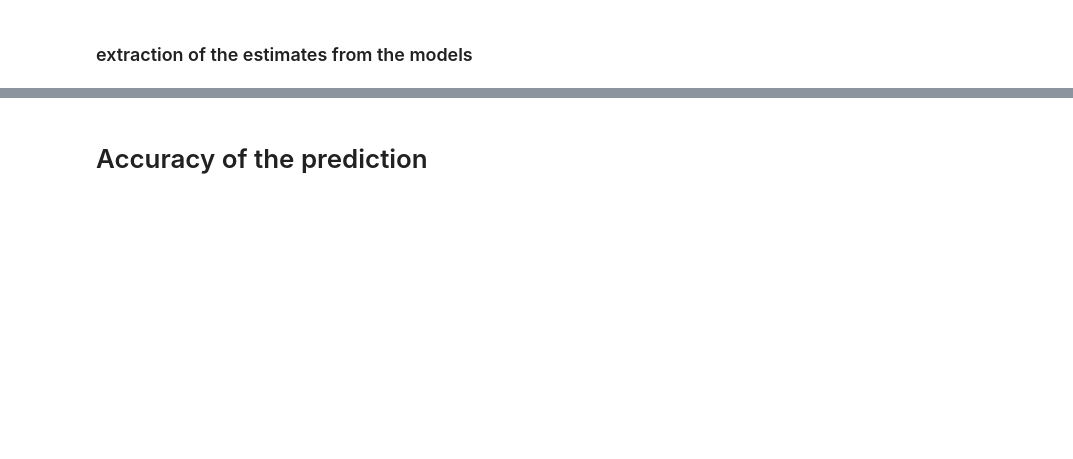
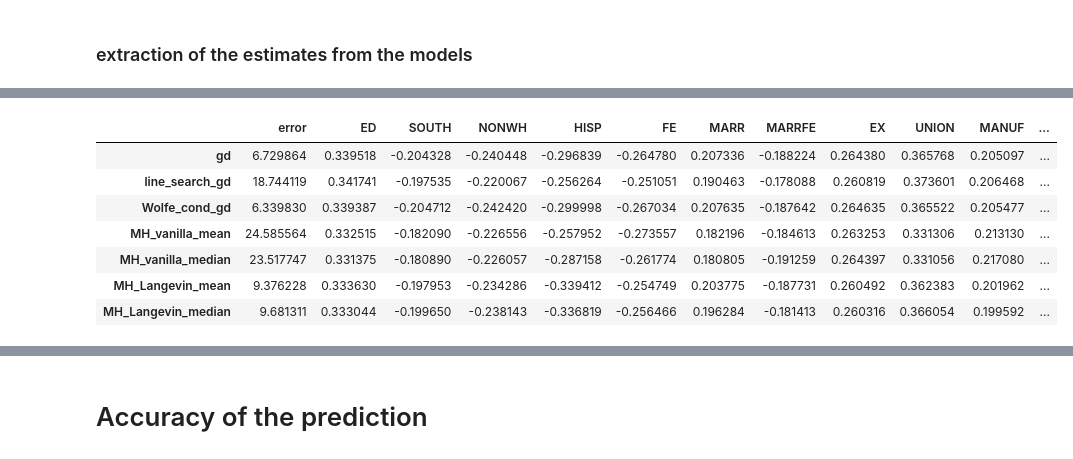
Before and after one commit to dufourc1/Bayesian_computation, a Jupyter notebook: testing.ipynb, the cells around one changed output, grey strips where cells are left out. Saved outputs shown, nothing was run; the diff lists cells and outputs as text; code cells hidden in the pictures; blank space fills up the shorter version.

```diff
--- a/testing.ipynb
+++ b/testing.ipynb
@@ -211,3 +198,15 @@ r_student.T
+# %%
+r_student = model_student()
+r_student.T
+# %% [output]
+|  | error | ED | SOUTH | NONWH | HISP | FE | MARR | MARRFE | EX | UNION | MANUF | ... |
+| gd | 6.729864 | 0.339518 | -0.204328 | -0.240448 | -0.296839 | -0.264780 | 0.207336 | -0.188224 | 0.264380 | 0.365768 | 0.205097 | ... |
+| line_search_gd | 18.744119 | 0.341741 | -0.197535 | -0.220067 | -0.256264 | -0.251051 | 0.190463 | -0.178088 | 0.260819 | 0.373601 | 0.206468 | ... |
+| Wolfe_cond_gd | 6.339830 | 0.339387 | -0.204712 | -0.242420 | -0.299998 | -0.267034 | 0.207635 | -0.187642 | 0.264635 | 0.365522 | 0.205477 | ... |
+| MH_vanilla_mean | 24.585564 | 0.332515 | -0.182090 | -0.226556 | -0.257952 | -0.273557 | 0.182196 | -0.184613 | 0.263253 | 0.331306 | 0.213130 | ... |
+| MH_vanilla_median | 23.517747 | 0.331375 | -0.180890 | -0.226057 | -0.287158 | -0.261774 | 0.180805 | -0.191259 | 0.264397 | 0.331056 | 0.217080 | ... |
+| MH_Langevin_mean | 9.376228 | 0.333630 | -0.197953 | -0.234286 | -0.339412 | -0.254749 | 0.203775 | -0.187731 | 0.260492 | 0.362383 | 0.201962 | ... |
+| MH_Langevin_median | 9.681311 | 0.333044 | -0.199650 | -0.238143 | -0.336819 | -0.256466 | 0.196284 | -0.181413 | 0.260316 | 0.366054 | 0.199592 | ... |
 # %%
 trace = []
 for name in r_student.columns:
```
Also changed, not shown: parts of 22 cells of this notebook, 6 other files.
